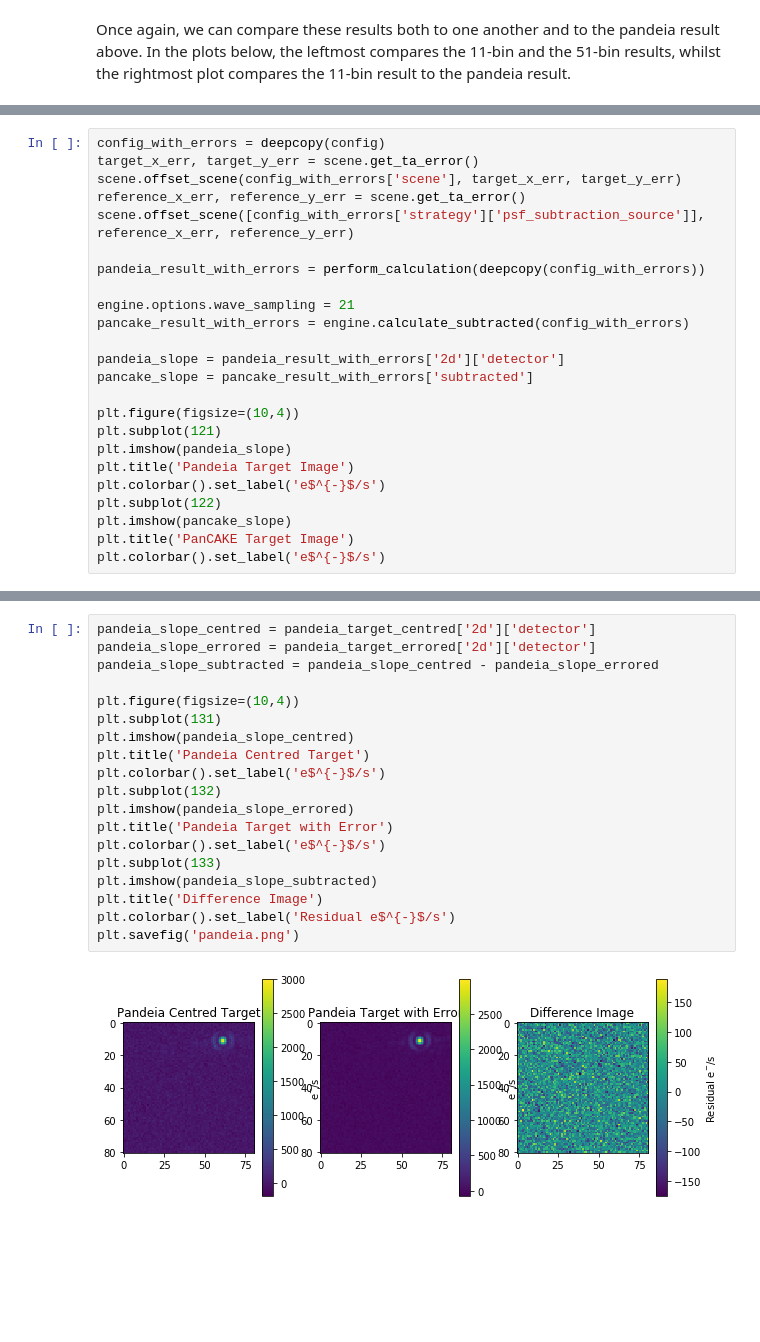
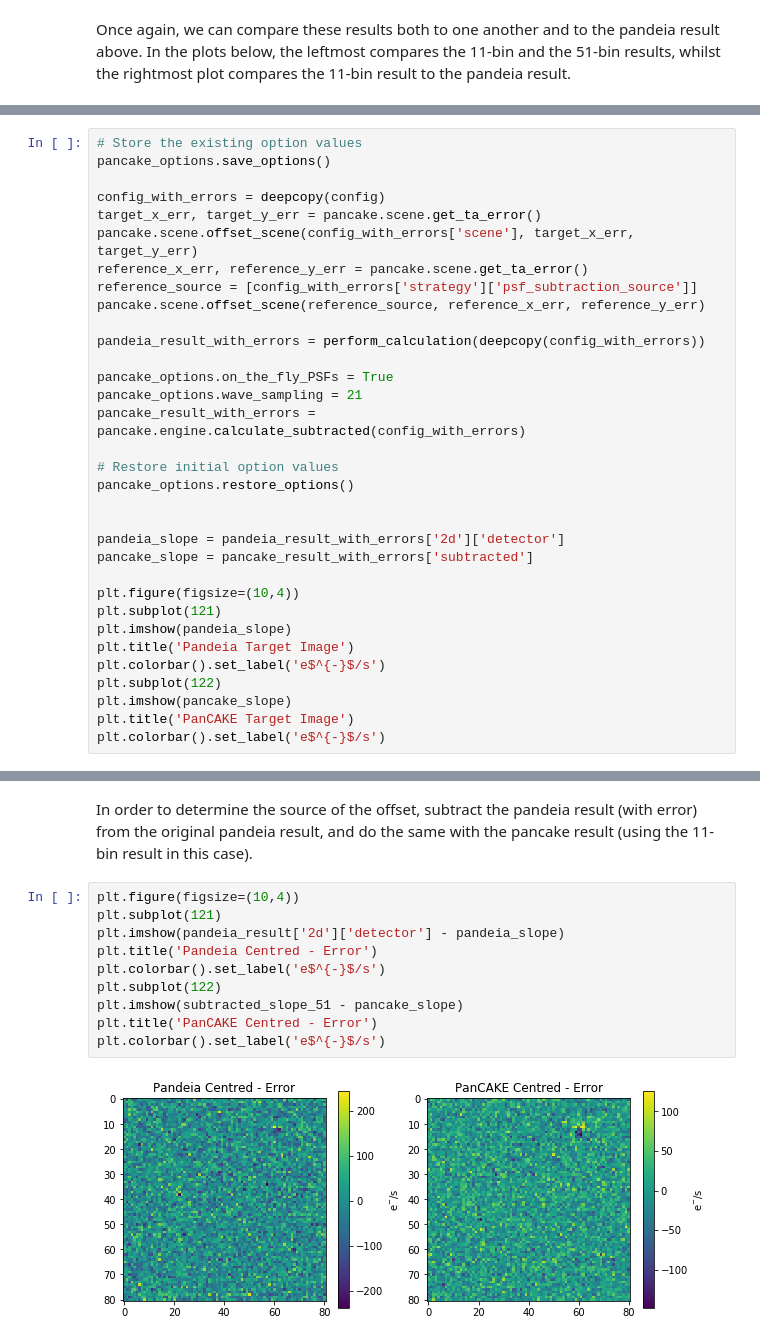
Before and after one commit to spacetelescope/pandeia-coronagraphy, a Jupyter notebook: notebooks/miri_pandeia_pancake.ipynb, the cells around one changed output, grey strips where cells are left out. Saved outputs shown, nothing was run; the diff lists cells and outputs as text; blank space fills up the shorter version.

Commit message:
Updated notebooks and tested with pandeia 1.3

```diff
--- a/notebooks/miri_pandeia_pancake.ipynb
+++ b/notebooks/miri_pandeia_pancake.ipynb
@@ -188,16 +207,25 @@ Note that in the comparison of the Pandeia result with the on-the-fly PSF result
 
 The capabilities of on-the-fly PSF calculations become most important when considering the effect of target acquisition (TA) errors. Although the ``engine.calculate_subtracted`` function offers the ability to generate its own TA errors, for this example the errors will be added directly to the configuration dictionary so that they are the same for Pandeia and PanCAKE.
 # %%
+# Store the existing option values
+pancake_options.save_options()
+
 config_with_errors = deepcopy(config)
-target_x_err, target_y_err = scene.get_ta_error()
-scene.offset_scene(config_with_errors['scene'], target_x_err, target_y_err)
-reference_x_err, reference_y_err = scene.get_ta_error()
-scene.offset_scene([config_with_errors['strategy']['psf_subtraction_source']], reference_x_err, reference_y_err)
+target_x_err, target_y_err = pancake.scene.get_ta_error()
+pancake.scene.offset_scene(config_with_errors['scene'], target_x_err, target_y_err)
+reference_x_err, reference_y_err = pancake.scene.get_ta_error()
+reference_source = [config_with_errors['strategy']['psf_subtraction_source']]
+pancake.scene.offset_scene(reference_source, reference_x_err, reference_y_err)
 
 pandeia_result_with_errors = perform_calculation(deepcopy(config_with_errors))
 
-engine.options.wave_sampling = 21
-pancake_result_with_errors = engine.calculate_subtracted(config_with_errors)
+pancake_options.on_the_fly_PSFs = True
+pancake_options.wave_sampling = 21
+pancake_result_with_errors = pancake.engine.calculate_subtracted(config_with_errors)
+
+# Restore initial option values
+pancake_options.restore_options()
+
 
 pandeia_slope = pandeia_result_with_errors['2d']['detector']
 pancake_slope = pancake_result_with_errors['subtracted']
@@ -233,21 +253,14 @@ Target had 0 NAN values
+# %% [markdown]
+In order to determine the source of the offset, subtract the pandeia result (with error) from the original pandeia result, and do the same with the pancake result (using the 11-bin result in this case).
 # %%
-pandeia_slope_centred = pandeia_target_centred['2d']['detector']
-pandeia_slope_errored = pandeia_target_errored['2d']['detector']
-pandeia_slope_subtracted = pandeia_slope_centred - pandeia_slope_errored
-
 plt.figure(figsize=(10,4))
-plt.subplot(131)
-plt.imshow(pandeia_slope_centred)
-plt.title('Pandeia Centred Target')
+plt.subplot(121)
+plt.imshow(pandeia_result['2d']['detector'] - pandeia_slope)
+plt.title('Pandeia Centred - Error')
 plt.colorbar().set_label('e$^{-}$/s')
-plt.subplot(132)
-plt.imshow(pandeia_slope_errored)
-plt.title('Pandeia Target with Error')
+plt.subplot(122)
+plt.imshow(subtracted_slope_51 - pancake_slope)
+plt.title('PanCAKE Centred - Error')
 plt.colorbar().set_label('e$^{-}$/s')
-plt.subplot(133)
-plt.imshow(pandeia_slope_subtracted)
-plt.title('Difference Image')
-plt.colorbar().set_label('Residual e$^{-}$/s')
-plt.savefig('pandeia.png')
 # %% [output]
-[figure, old version]
+[figure, new version]
```
Also changed, not shown: parts of 16 cells of this notebook, 2 other files.
